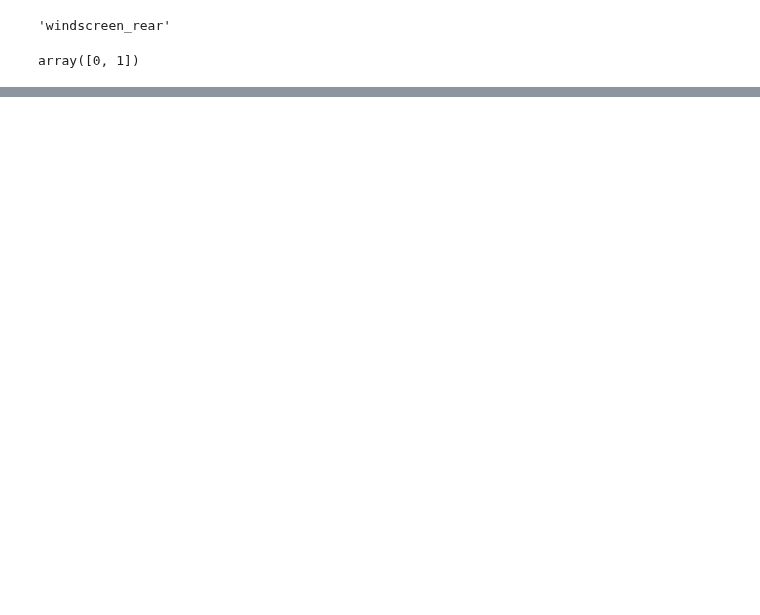
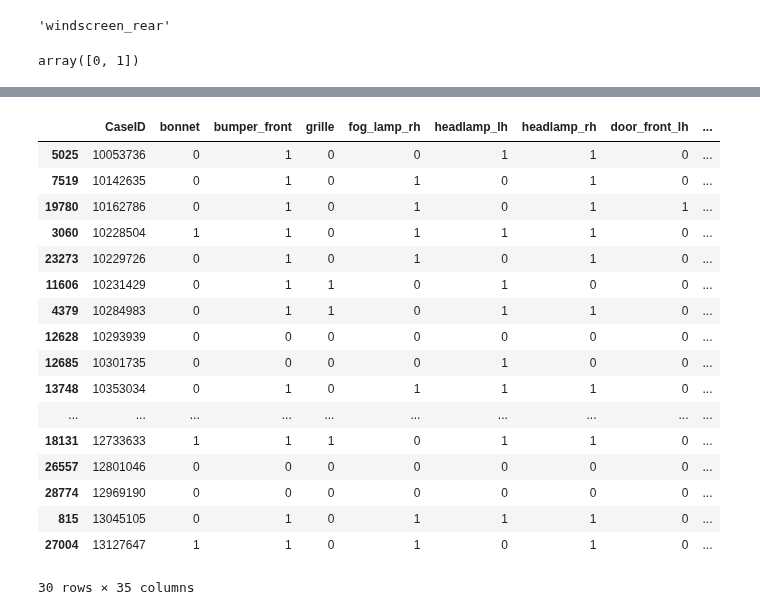
Before and after one commit to MLMonkATGY/DLDataPipeline, a Jupyter notebook: src/train/E2E_real_data_ori.ipynb, the cells around one changed output, grey strips where cells are left out. Saved outputs shown, nothing was run; the diff lists cells and outputs as text; code cells hidden in the pictures; blank space fills up the shorter version.

```diff
--- a/src/train/E2E_real_data_ori.ipynb
+++ b/src/train/E2E_real_data_ori.ipynb
@@ -637,5 +655,26 @@ shap.plots.beeswarm(shap_values)
 # %%
-caseStudyPred = multilabelPred.sample(n=30).head(30)
-caseStudyGt = multilabelGt[multilabelGt["CaseID"].isin(caseStudyPred["CaseID"].unique().tolist())]
+caseStudyPred = multilabelPred[multilabelPred['CaseID'].isin(currCaseStudyDf["CaseID"].unique().tolist())]
+caseStudyGt = multilabelGt[multilabelGt["CaseID"].isin(currCaseStudyDf["CaseID"].unique().tolist())]
 caseStudyPred.to_csv("case_study_pred.csv")
 caseStudyGt.to_csv("case_study_gt.csv")
+# %%
+caseStudyPred
+# %% [output]
+|  | CaseID | bonnet | bumper_front | grille | fog_lamp_rh | headlamp_lh | headlamp_rh | door_front_lh | ... |
+| 5025 | 10053736 | 0 | 1 | 0 | 0 | 1 | 1 | 0 | ... |
+| 7519 | 10142635 | 0 | 1 | 0 | 1 | 0 | 1 | 0 | ... |
+| 19780 | 10162786 | 0 | 1 | 0 | 1 | 0 | 1 | 1 | ... |
+| 3060 | 10228504 | 1 | 1 | 0 | 1 | 1 | 1 | 0 | ... |
+| 23273 | 10229726 | 0 | 1 | 0 | 1 | 0 | 1 | 0 | ... |
+| 11606 | 10231429 | 0 | 1 | 1 | 0 | 1 | 0 | 0 | ... |
+| 4379 | 10284983 | 0 | 1 | 1 | 0 | 1 | 1 | 0 | ... |
+| 12628 | 10293939 | 0 | 0 | 0 | 0 | 0 | 0 | 0 | ... |
+| 12685 | 10301735 | 0 | 0 | 0 | 0 | 1 | 0 | 0 | ... |
+| 13748 | 10353034 | 0 | 1 | 0 | 1 | 1 | 1 | 0 | ... |
+| ... | ... | ... | ... | ... | ... | ... | ... | ... | ... |
+| 18131 | 12733633 | 1 | 1 | 1 | 0 | 1 | 1 | 0 | ... |
+| 26557 | 12801046 | 0 | 0 | 0 | 0 | 0 | 0 | 0 | ... |
+| 28774 | 12969190 | 0 | 0 | 0 | 0 | 0 | 0 | 0 | ... |
+| 815 | 13045105 | 0 | 1 | 0 | 1 | 1 | 1 | 0 | ... |
+| 27004 | 13127647 | 1 | 1 | 0 | 1 | 0 | 1 | 0 | ... |
+30 rows × 35 columns
```
Also changed, not shown: parts of 11 cells of this notebook, 10 other files.
